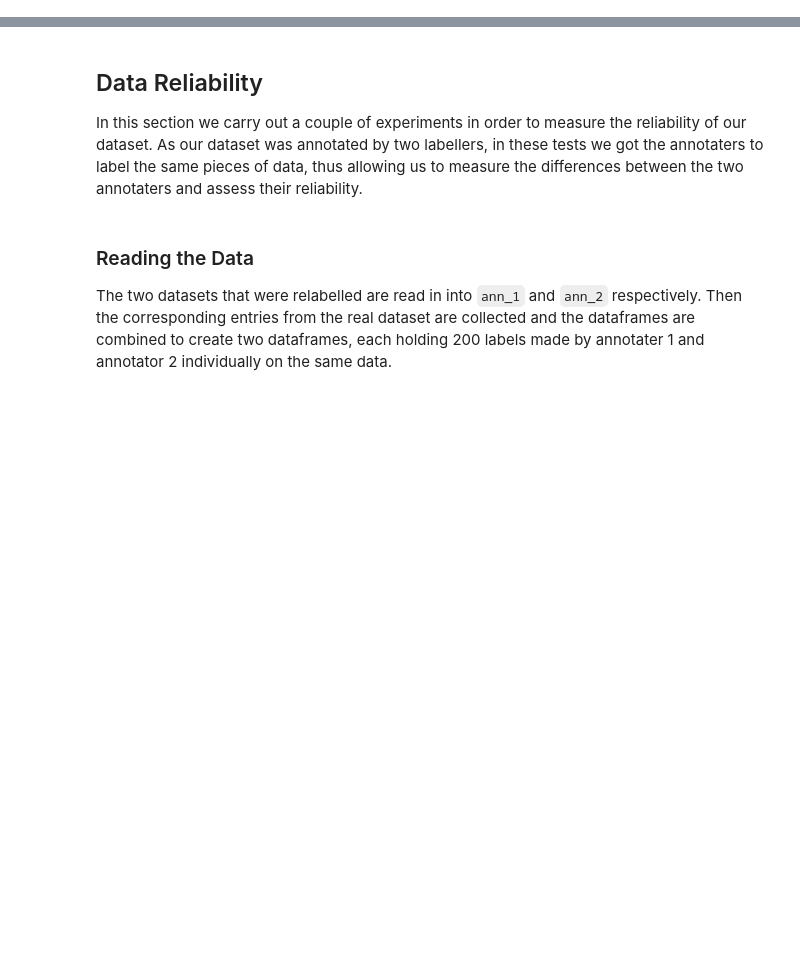
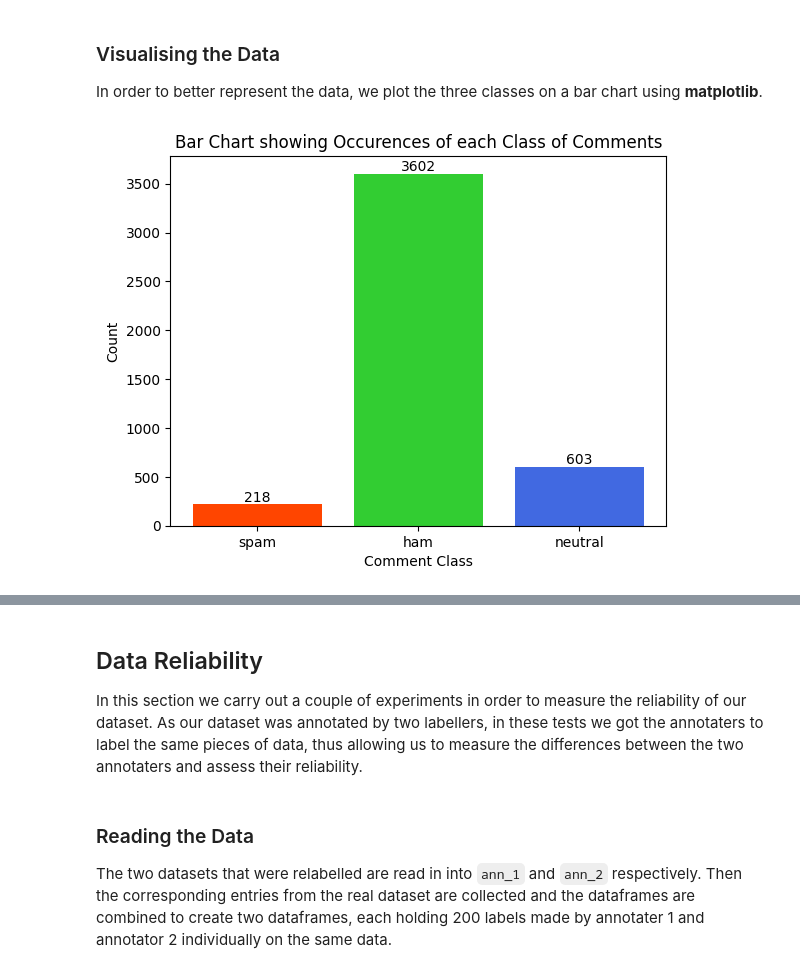
Before and after one commit to Mozzer2310/COMP34812-Spam-Detection, a Jupyter notebook: experiments/data-experiments.ipynb, the cells around one changed output, grey strips where cells are left out. Saved outputs shown, nothing was run; the diff lists cells and outputs as text; code cells hidden in the pictures; blank space fills up the shorter version.

```diff
--- a/experiments/data-experiments.ipynb
+++ b/experiments/data-experiments.ipynb
@@ -0,0 +11,20 @@
+# %%
+dataset = pd.read_csv('../data/labelled/combinedmorespam-dataset-labelled.csv')
+
+counts = dataset['class'].value_counts()
+count_list = [counts['spam'], counts['ham'], counts['neutral']]
+total = sum(count_list)
+
+classes = ['spam', 'ham', 'neutral']
+percentage = [counts['spam']/total * 100, counts['ham']/total* 100, counts['neutral']/total * 100]
+percentage = ['%.2f' % item for item in percentage]
+
+print("Occurences of each Class:")
+print(f"Spam: {counts['spam']}")
+print(f"Ham: {counts['ham']}")
+print(f"Neutral: {counts['neutral']}")
+
+print("\nPercentage of Dataset of each Class")
+print(f"Spam: {percentage[0]}%")
+print(f"Ham: {percentage[1]}%")
+print(f"Neutral: {percentage[2]}%")
@@ -0,0 +41,17 @@
+# %% [markdown]
+### Visualising the Data
+In order to better represent the data, we plot the three classes on a bar chart using **matplotlib**.
+# %%
+import matplotlib.pyplot as plt
+
+colours = ['#FF4500', '#32CD32', '#4169E1']
+
+fig, ax = plt.subplots()
+bars = ax.bar(classes, count_list, color=colours)
+ax.bar_label(bars)
+plt.title("Bar Chart showing Occurences of each Class of Comments")
+plt.xlabel("Comment Class")
+plt.ylabel("Count")
+plt.show()
+# %% [output]
+[figure, added]
```
Also changed, not shown: parts of 10 cells of this notebook.
